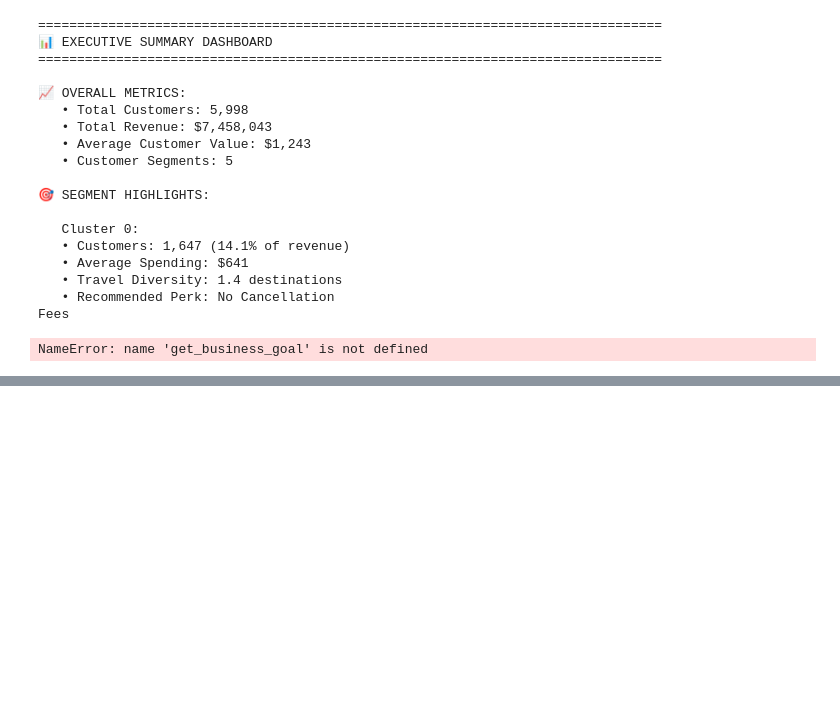
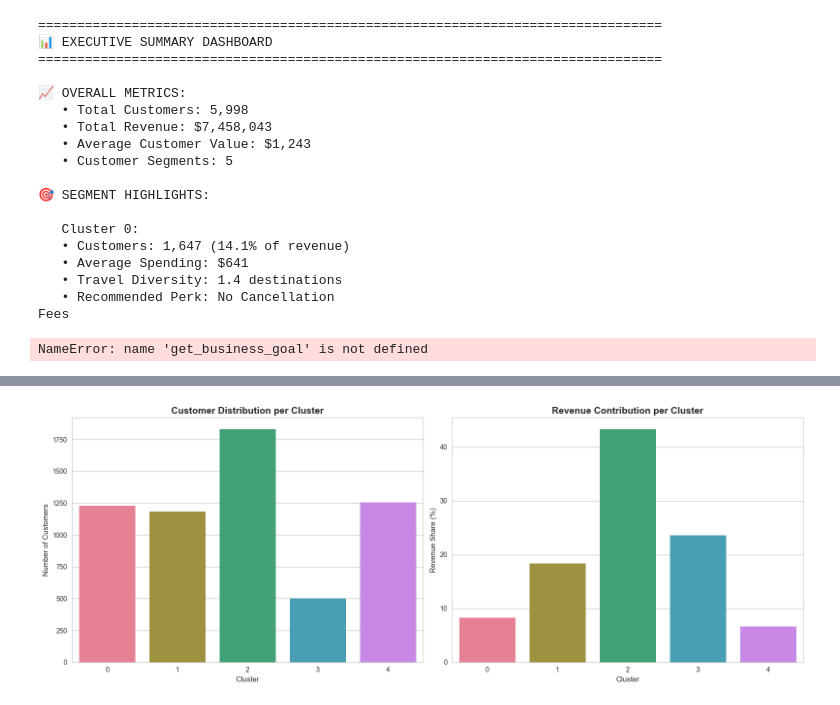
Before and after one commit to 42kiko/traveltide, a Jupyter notebook: notebooks/03-c.ipynb, the cells around one changed output, grey strips where cells are left out. Drawn from its saved outputs; the diff is of its cells as text; code cells hidden in the pictures; blank space fills up the shorter version.

Commit message:
add new plots and csv report

```diff
--- a/notebooks/03-c.ipynb
+++ b/notebooks/03-c.ipynb
@@ -1589,3 +1589,102 @@ print(f"\n✅ Executive dashboard saved to 'executive_summary_dashboard.csv'")
    • Recommended Perk: No Cancellation
 Fees
 NameError: name 'get_business_goal' is not defined
+# %%
+# 📊 Cluster Insights Workflow
+import pandas as pd
+import seaborn as sns
+import matplotlib.pyplot as plt
+import numpy as np
+
+# Style
+plt.style.use("seaborn-v0_8-whitegrid")
+sns.set_palette("husl")
+PRESENTATION_COLORS = sns.color_palette("husl", 5)
+
+# ---- 1. Cluster Overview ----
+fig, ax = plt.subplots(1, 2, figsize=(16,6))
+
+# A. Cluster Distribution
+cluster_sizes = df_clusters['cluster'].value_counts().sort_index()
+sns.barplot(x=cluster_sizes.index, y=cluster_sizes.values, palette=PRESENTATION_COLORS, ax=ax[0])
+ax[0].set_title("Customer Distribution per Cluster", fontsize=14, fontweight="bold")
+ax[0].set_xlabel("Cluster")
+ax[0].set_ylabel("Number of Customers")
+
+# B. Revenue Contribution
+revenue_by_cluster = df_clusters.groupby("cluster")["total_flight_fare_usd"].sum()
+revenue_share = (revenue_by_cluster / revenue_by_cluster.sum()) * 100
+sns.barplot(x=revenue_share.index, y=revenue_share.values, palette=PRESENTATION_COLORS, ax=ax[1])
+ax[1].set_title("Revenue Contribution per Cluster", fontsize=14, fontweight="bold")
+ax[1].set_xlabel("Cluster")
+ax[1].set_ylabel("Revenue Share (%)")
+
+plt.tight_layout()
+plt.show()
+
+# ---- 2. Feature Comparison ----
+features = ["age", "n_unique_destinations", "total_flights_booked", "total_flight_fare_usd"]
+
+fig, axs = plt.subplots(2, 2, figsize=(16, 12))
+axs = axs.flatten()
+
+for i, feature in enumerate(features):
+    sns.boxplot(x="cluster", y=feature, data=df_clusters, palette=PRESENTATION_COLORS, ax=axs[i])
+    axs[i].set_title(f"Distribution of {feature} per Cluster", fontsize=12, fontweight="bold")
+
+plt.tight_layout()
+plt.show()
+
+# ---- 3. Heatmap for Feature Averages ----
+cluster_means = df_clusters.groupby("cluster")[features].mean().round(2)
+plt.figure(figsize=(10,6))
+sns.heatmap(cluster_means, annot=True, cmap="Blues", fmt=".2f", cbar=True)
+plt.title("Cluster Feature Heatmap (Averages)", fontsize=14, fontweight="bold")
+plt.show()
+
+# ---- 4. Customer Value & Travel Diversity ----
+plt.figure(figsize=(10,6))
+sns.scatterplot(
+    x="n_unique_destinations",
+    y="total_flight_fare_usd",
+    size="total_flights_booked",
+    hue="cluster",
+    palette=PRESENTATION_COLORS,
+    data=df_clusters,
+    alpha=0.7
+)
+plt.title("Customer Value vs Travel Diversity\n(Bubble size = Flights Booked)", fontsize=14, fontweight="bold")
+plt.xlabel("Unique Destinations")
+plt.ylabel("Total Flight Fare (USD)")
+plt.legend(title="Cluster", bbox_to_anchor=(1.05,1), loc="upper left")
+plt.show()
+
+# ---- 5. Perk Assignment ----
+perk_assignments = {
+    0: "No Cancellation Fees",
+    1: "Exclusive Discounts",
+    2: "Free Checked Bag",
+    3: "1 Night Free Hotel with flight",
+    4: "Free Hotel Meal"
+}
+df_clusters["perk"] = df_clusters["cluster"].map(perk_assignments)
+
+# ---- 6. Executive Summary ----
+summary = df_clusters.groupby("cluster").agg({
+    "age": "mean",
+    "n_unique_destinations": "mean",
+    "total_flights_booked": "mean",
+    "total_flight_fare_usd": ["mean", "sum", "count"]
+})
+
+summary.columns = ["avg_age", "avg_destinations", "avg_flights", "avg_spending", "total_revenue", "n_customers"]
+summary["revenue_share_%"] = (summary["total_revenue"] / summary["total_revenue"].sum() * 100).round(1)
+summary["perk"] = [perk_assignments[c] for c in summary.index]
+
+print("📊 EXECUTIVE SUMMARY:")
+display(summary.round(2))
+
+# Save summary
+summary.to_csv("../report/cluster_executive_summary.csv")
+print("✅ Summary saved to 'cluster_executive_summary.csv'")
+# %% [output]
@@ -1591,0 +1698 @@ NameError: name 'get_business_goal' is not defined
+[figure, added]
```
Also changed, not shown: parts of 1 cell of this notebook, 1 other file.
